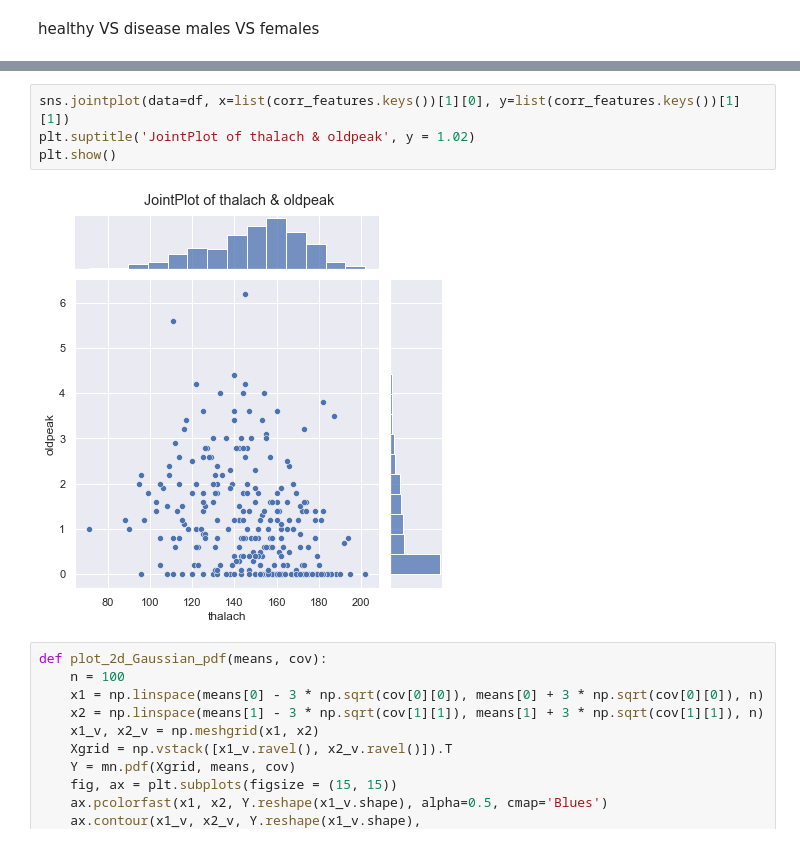
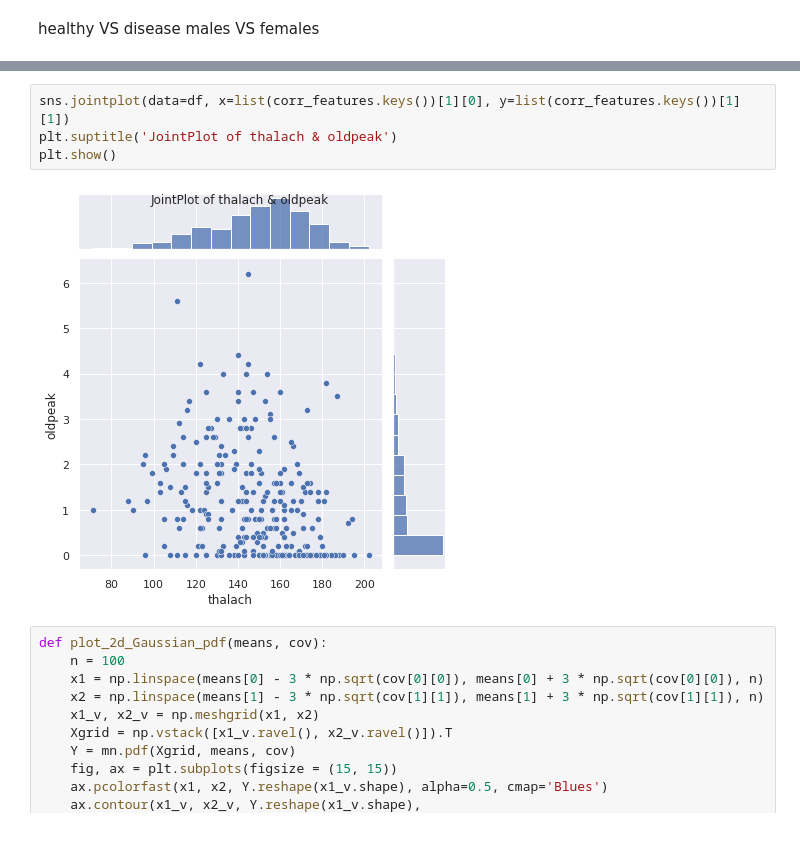
Before and after one commit to ronigold/Statistics_HW, a Jupyter notebook: HW3.ipynb, the cells around one changed output, grey strips where cells are left out. Saved outputs shown, nothing was run; the diff lists cells and outputs as text.

```diff
--- a/HW3.ipynb
+++ b/HW3.ipynb
@@ -433,9 +362,9 @@ plt.show()
 # %%
 sns.jointplot(data=df, x=list(corr_features.keys())[1][0], y=list(corr_features.keys())[1][1])
-plt.suptitle('JointPlot of thalach & oldpeak', y = 1.02)
+plt.suptitle('JointPlot of thalach & oldpeak')
 plt.show()
 # %% [output]
-[figure, old version]
+[figure, new version]
 # %%
 def plot_2d_Gaussian_pdf(means, cov):
     n = 100
```
Also changed, not shown: parts of 40 cells of this notebook.
